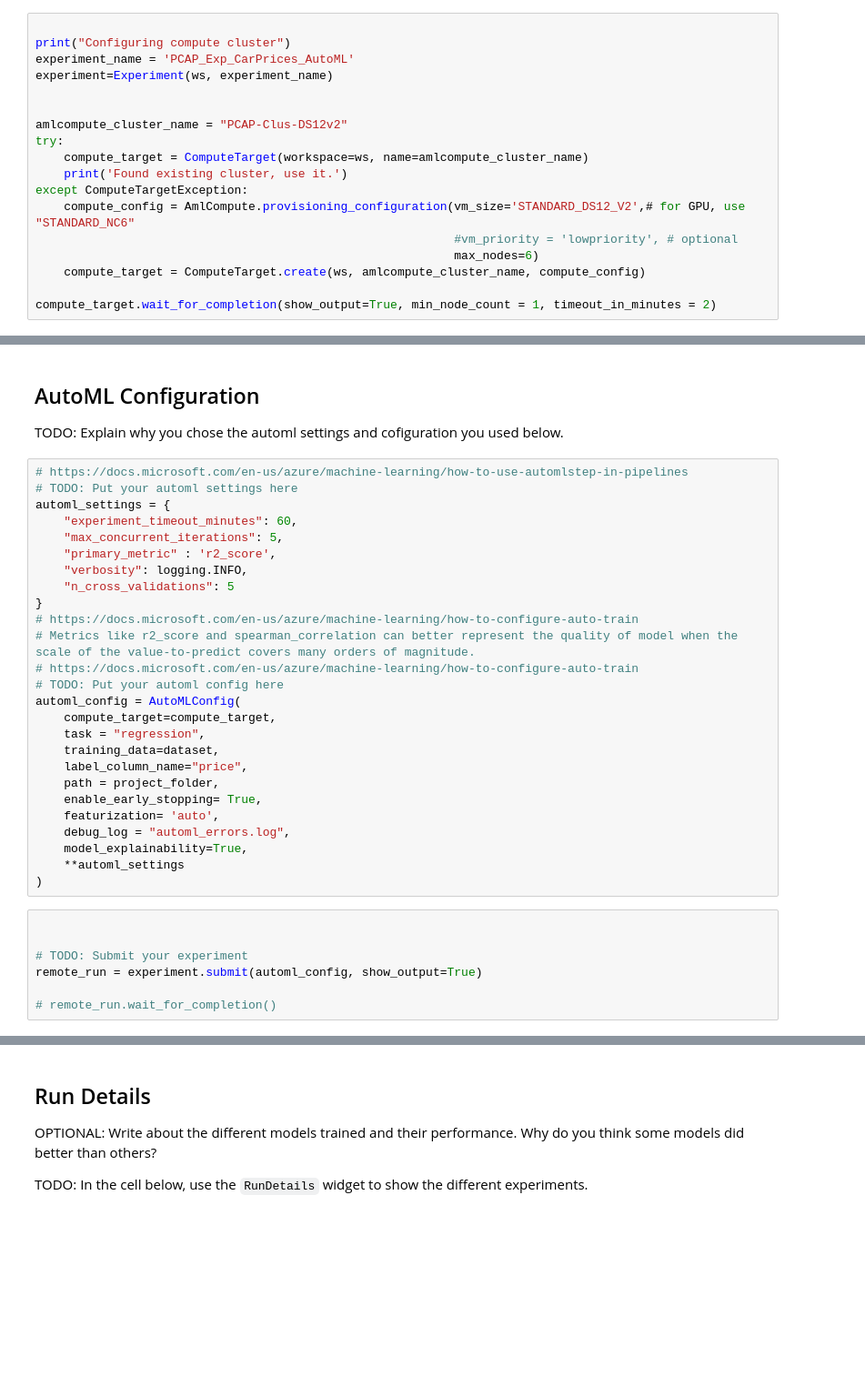
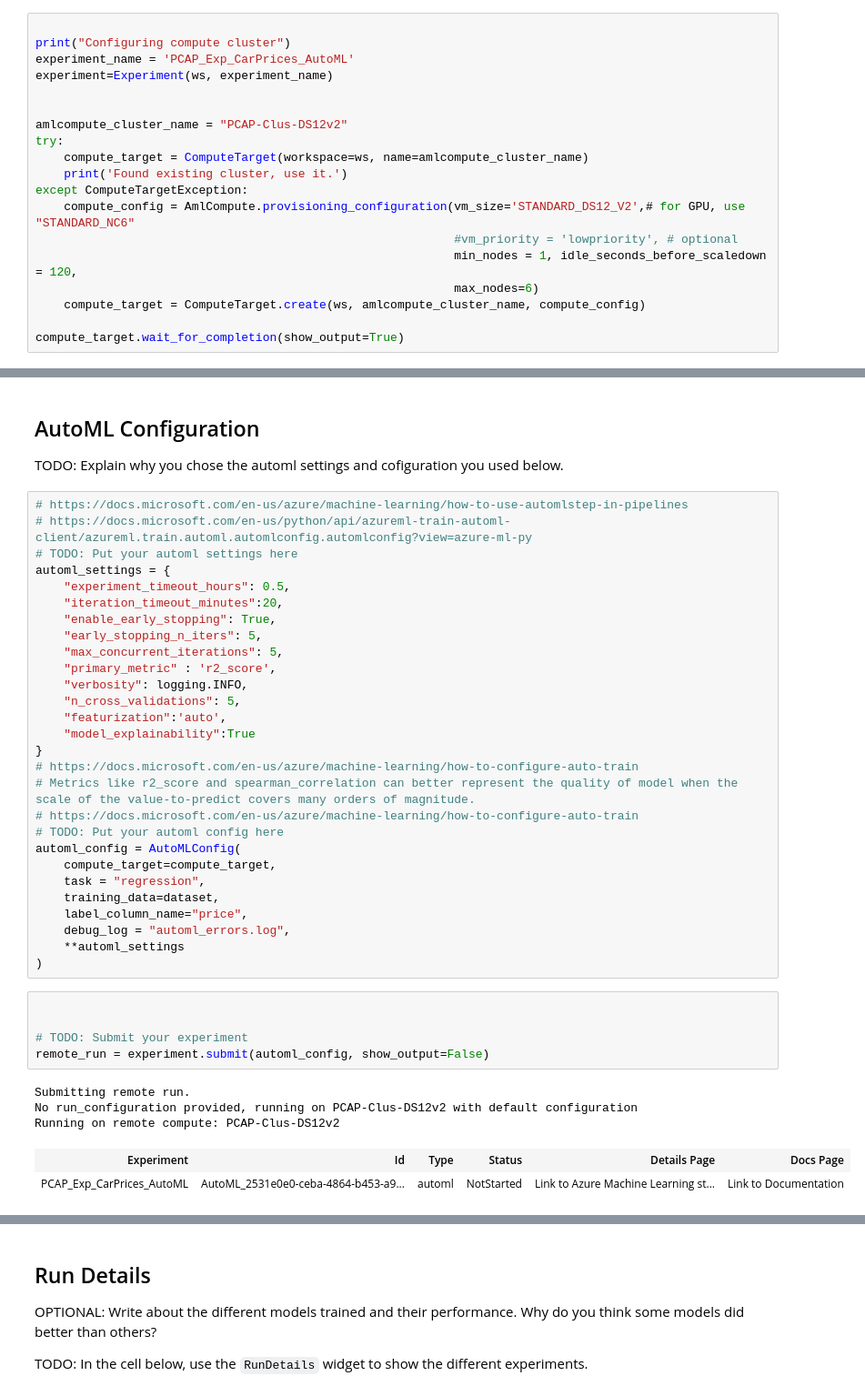
Before and after one commit to dwittaker/nd00333-capstone, a Jupyter notebook: automl.ipynb, the cells around one changed output, grey strips where cells are left out. Shown at 91% size. Drawn from its saved outputs; the diff is of its cells as text; blank space fills up the shorter version.

```diff
--- a/automl.ipynb
+++ b/automl.ipynb
@@ -109,7 +139,8 @@ try:
 except ComputeTargetException:
     compute_config = AmlCompute.provisioning_configuration(vm_size='STANDARD_DS12_V2',# for GPU, use "STANDARD_NC6"
                                                            #vm_priority = 'lowpriority', # optional
+                                                           min_nodes = 1, idle_seconds_before_scaledown = 120,
                                                            max_nodes=6)
     compute_target = ComputeTarget.create(ws, amlcompute_cluster_name, compute_config)
 
-compute_target.wait_for_completion(show_output=True, min_node_count = 1, timeout_in_minutes = 2)
+compute_target.wait_for_completion(show_output=True)
@@ -119,13 +157,19 @@ compute_target.wait_for_completion(show_output=True, min_node_count = 1, timeout
 TODO: Explain why you chose the automl settings and cofiguration you used below.
 # %%
 # https://docs.microsoft.com/en-us/azure/machine-learning/how-to-use-automlstep-in-pipelines
+# https://docs.microsoft.com/en-us/python/api/azureml-train-automl-client/azureml.train.automl.automlconfig.automlconfig?view=azure-ml-py
 # TODO: Put your automl settings here
 automl_settings = {
-    "experiment_timeout_minutes": 60,
+    "experiment_timeout_hours": 0.5,
+    "iteration_timeout_minutes":20,
+    "enable_early_stopping": True,
+    "early_stopping_n_iters": 5,
     "max_concurrent_iterations": 5,
     "primary_metric" : 'r2_score',
     "verbosity": logging.INFO,
-    "n_cross_validations": 5
+    "n_cross_validations": 5,
+    "featurization":'auto',
+    "model_explainability":True
 }
 # https://docs.microsoft.com/en-us/azure/machine-learning/how-to-configure-auto-train
 # Metrics like r2_score and spearman_correlation can better represent the quality of model when the scale of the value-to-predict covers many orders of magnitude.
@@ -136,17 +180,17 @@ automl_config = AutoMLConfig(
     task = "regression",
     training_data=dataset,
     label_column_name="price",
-    path = project_folder,
-    enable_early_stopping= True,
-    featurization= 'auto',
     debug_log = "automl_errors.log",
-    model_explainability=True,
     **automl_settings
 )
 # %%
 
 
 # TODO: Submit your experiment
-remote_run = experiment.submit(automl_config, show_output=True)
-
-# remote_run.wait_for_completion()
+remote_run = experiment.submit(automl_config, show_output=False)
+# %% [output]
+Submitting remote run.
+No run_configuration provided, running on PCAP-Clus-DS12v2 with default configuration
+Running on remote compute: PCAP-Clus-DS12v2
+| Experiment | Id | Type | Status | Details Page | Docs Page |
+| PCAP_Exp_CarPrices_AutoML | AutoML_2531e0e0-ceba-4864-b453-a9... | automl | NotStarted | Link to Azure Machine Learning st... | Link to Documentation |
```
Also changed, not shown: parts of 11 cells of this notebook, 4 other files.
